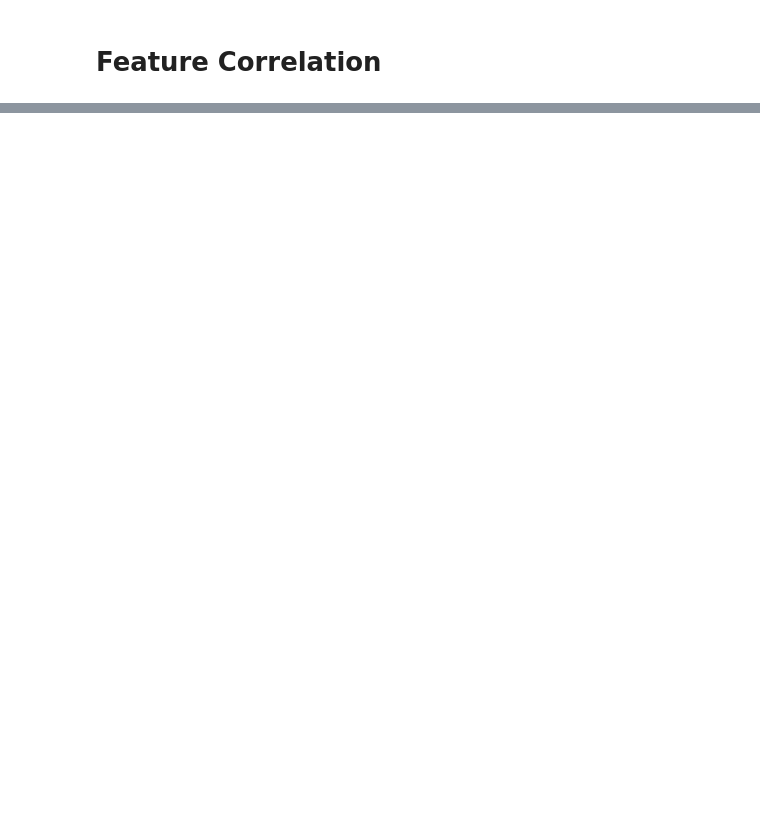
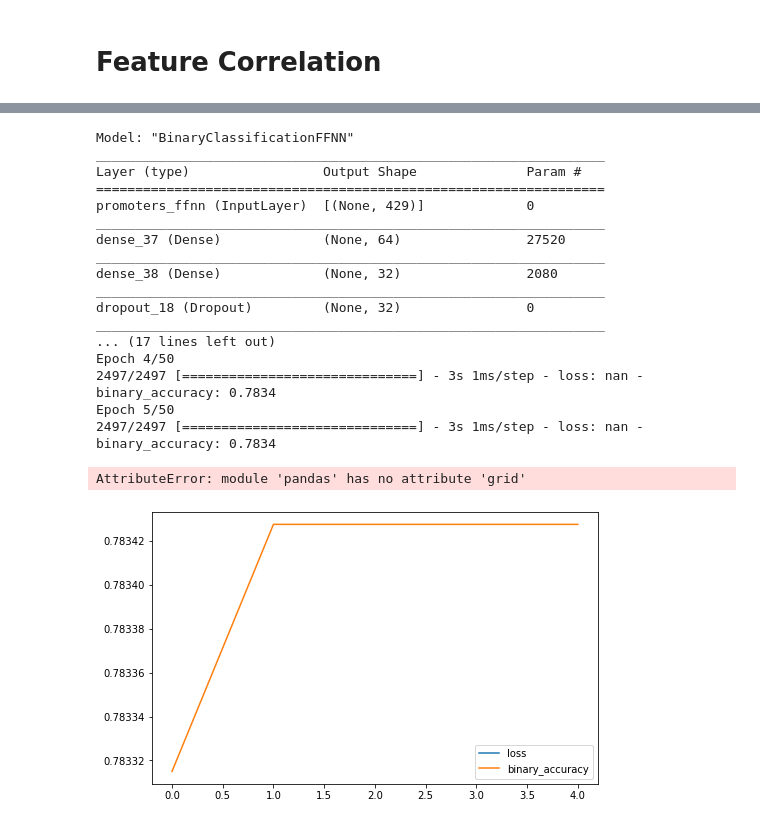
Before and after one commit to Stefano-t/multimodal-k562-cell-line-prediction, a Jupyter notebook: k562_prediction.ipynb, the cells around one changed output, grey strips where cells are left out. Cells and saved outputs as stored; diff of their text form; code cells hidden in the pictures; blank space fills up the shorter version.

Commit message:
ffnn: first try

```diff
--- a/k562_prediction.ipynb
+++ b/k562_prediction.ipynb
@@ -392,0 +609,71 @@ Most correlated features from enhancers epigenomes
+# %%
+for region, X in epigenomes.items():
+    y = labels[region]
+    for holdout_number, (train_indices, test_indices) in tqdm(
+        enumerate(stratified_split.split(X, y)),
+        total=n_splits,
+        leave=False,
+        desc="Computing holdouts"
+    ):
+        train_X, test_X = X.iloc[train_indices], X.iloc[test_indices]
+        train_y, test_y = y.iloc[train_indices], y.iloc[test_indices]
+        train_y = train_y.values.flatten()
+        test_y = test_y.values.flatten()
+
+
+        input_epigenomic_data = Input(shape=train_X.shape[1:], name="promoters_ffnn")
+        hidden = Dense(64, activation="relu")(input_epigenomic_data)
+
+        for _ in range(2):
+            hidden = Dense(
+                32,
+                activation="relu",
+            )(hidden)
+            hidden = Dropout(rate=0.3)(hidden)
+
+        last_hidden_ffnn = hidden
+        output_ffnn = Dense(1, activation="sigmoid")(last_hidden_ffnn)
+
+        ffnn = Model(
+            inputs=input_epigenomic_data,
+            outputs=output_ffnn,
+            name="BinaryClassificationFFNN"
+        )
+
+        ffnn.compile(
+            optimizer="nadam",
+            loss="binary_crossentropy",
+            metrics=["binary_accuracy"]
+        )
+
+        print(ffnn.summary())
+
+        history = ffnn.fit(
+            train_X, train_y,
+            epochs=50,
+            callbacks=[EarlyStopping(monitor="binary_accuracy", patience=3)]
+        )
+        pd.DataFrame(history.history).plot(figsize=(8, 5))
+        pd.grid(True)
+        pd.show()
+        break
+# %% [output]
+Model: "BinaryClassificationFFNN"
+_________________________________________________________________
+Layer (type)                 Output Shape              Param #
+=================================================================
+promoters_ffnn (InputLayer)  [(None, 429)]             0
+_________________________________________________________________
+dense_37 (Dense)             (None, 64)                27520
+_________________________________________________________________
+dense_38 (Dense)             (None, 32)                2080
+_________________________________________________________________
+dropout_18 (Dropout)         (None, 32)                0
+_________________________________________________________________
+... (17 lines left out)
+Epoch 4/50
+2497/2497 [==============================] - 3s 1ms/step - loss: nan - binary_accuracy: 0.7834
+Epoch 5/50
+2497/2497 [==============================] - 3s 1ms/step - loss: nan - binary_accuracy: 0.7834
+AttributeError: module 'pandas' has no attribute 'grid'
+[figure, added]
```
Also changed, not shown: parts of 21 cells of this notebook, 1 other file.
